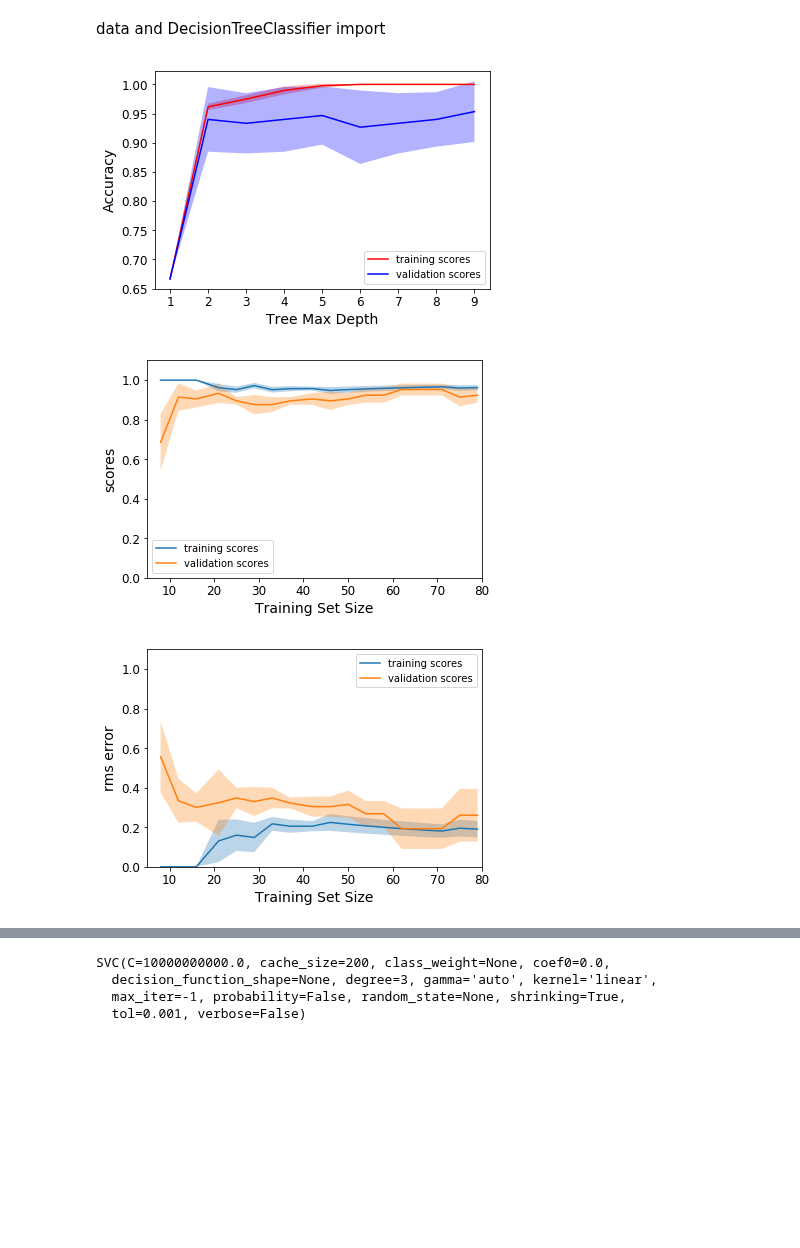
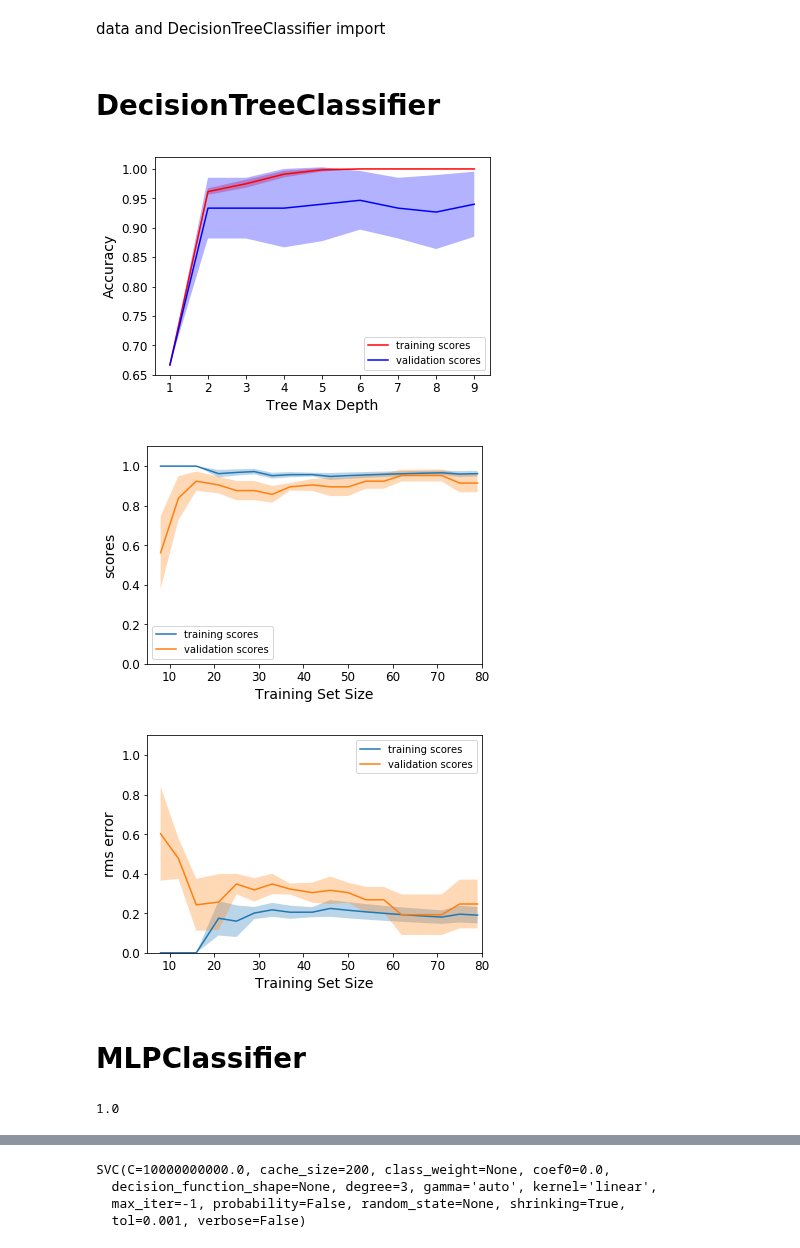
Before and after one commit to wanlipu/dsmain, a Jupyter notebook: machine_learning/classification-final.ipynb, the cells around one changed output, grey strips where cells are left out. Cells and saved outputs as stored; diff of their text form; code cells hidden in the pictures; blank space fills up the shorter version.

```diff
--- a/machine_learning/classification-final.ipynb
+++ b/machine_learning/classification-final.ipynb
@@ -32,16 +60,10 @@ def save_fig(fig_id, tight_layout=True):
 # %% [markdown]
 data and DecisionTreeClassifier import
 # %%
-from sklearn.datasets import load_iris
-from sklearn.tree import DecisionTreeClassifier
-from sklearn.model_selection import train_test_split
-from sklearn.utils import shuffle
-
 iris = load_iris()
-n=0
-X = iris.data[:, n:] # petal length and width
-#X = iris.data # all features
+X = iris.data
 y = iris.target
-X, y = shuffle(X, y, random_state=23) #shuffle data
-
+#shuffle data
+X, y = shuffle(X, y, random_state=23)
+#split data
 X_train, X_test, y_train, y_test = train_test_split(X, y, test_size = 0.3, random_state=0)
@@ -62,5 +70,6 @@ X_train, X_test, y_train, y_test = train_test_split(X, y, test_size = 0.3, rando
+# %% [markdown]
+# DecisionTreeClassifier
 # %%
-from sklearn.learning_curve import validation_curve
 depths = np.arange(1, 10)
 val_train, val_test = validation_curve(DecisionTreeClassifier(), X, y,
                                        'max_depth', depths, cv=10)
@@ -75,21 +84,18 @@ plot_with_depth(depths, val_test, label='validation scores', color = 'b')
 plt.xlabel('Tree Max Depth'); plt.ylabel('Accuracy')
 plt.legend();
 # %% [output]
-[figure, old version]
+[figure, new version]
 # %%
-from sklearn.learning_curve import learning_curve
-
 def plot_with_size(sizes, data, **kwargs):
     mu, std = data.mean(1), data.std(1)
     lines = plt.plot(sizes, mu, '-', **kwargs)
     plt.fill_between(sizes, mu - std, mu + std, edgecolor='none',
                      facecolor=lines[0].get_color(), alpha=0.3)
 
-
 def plot_learning_curve():
     train_sizes = np.linspace(0.1, 0.95, 18)
     N_train, val_train, val_test = learning_curve(DecisionTreeClassifier(max_depth=3),
-                                                  X_train, y_train, train_sizes, cv=5)
+                                                  X_train, y_train, train_sizes=train_sizes, cv=5)
     plot_with_size(N_train, val_train, label='training scores')
     plot_with_size(N_train, val_test, label='validation scores')
     plt.xlabel('Training Set Size'); plt.ylabel('scores')
@@ -99,7 +105,7 @@ def plot_learning_curve():
 
 plot_learning_curve()
 # %% [output]
-[figure, old version]
+[figure, new version]
 # %%
 # def plot_learning_curve():
 #     train_sizes = np.linspace(0.05, 1, 20)
@@ -116,25 +122,34 @@ plot_learning_curve()
 # %%
 def rms_error(model, X, y):
     y_pred = model.predict(X)
     return np.sqrt(np.mean((y - y_pred) ** 2))
 
 # degree = np.arange(0, 18)
 # val_train, val_test = validation_curve(DecisionTreeClassifier(max_depth=2), X_train, y_train,
 #                                        'max_depth', depths, cv=10,
 #                                        scoring=rms_error)
 
 def plot_learning_curve():
     train_sizes = np.linspace(0.1, 0.95, 18)
     N_train, val_train, val_test = learning_curve(DecisionTreeClassifier(max_depth=3),
-                                                  X_train, y_train, train_sizes, cv=5,
+                                                  X_train, y_train, train_sizes=train_sizes, cv=5,
                                                  scoring=rms_error)
     plot_with_size(N_train, val_train, label='training scores')
     plot_with_size(N_train, val_test, label='validation scores')
     plt.xlabel('Training Set Size'); plt.ylabel('rms error')
     plt.ylim(0, 1.1)
     plt.xlim(5, 80)
     plt.legend()
 
 plot_learning_curve()
 # %% [output]
-[figure, old version]
+[figure, new version]
+# %% [markdown]
+# MLPClassifier
+# %%
+mlp_clf = MLPClassifier(solver='lbfgs', alpha=1e-5,
+                        hidden_layer_sizes=(5, 5), random_state=1)
+mlp_clf.fit(X_train, y_train)
+mlp_clf.score(X_test, y_test)
+# %% [output]
+1.0
```
Also changed, not shown: parts of 19 cells of this notebook.
